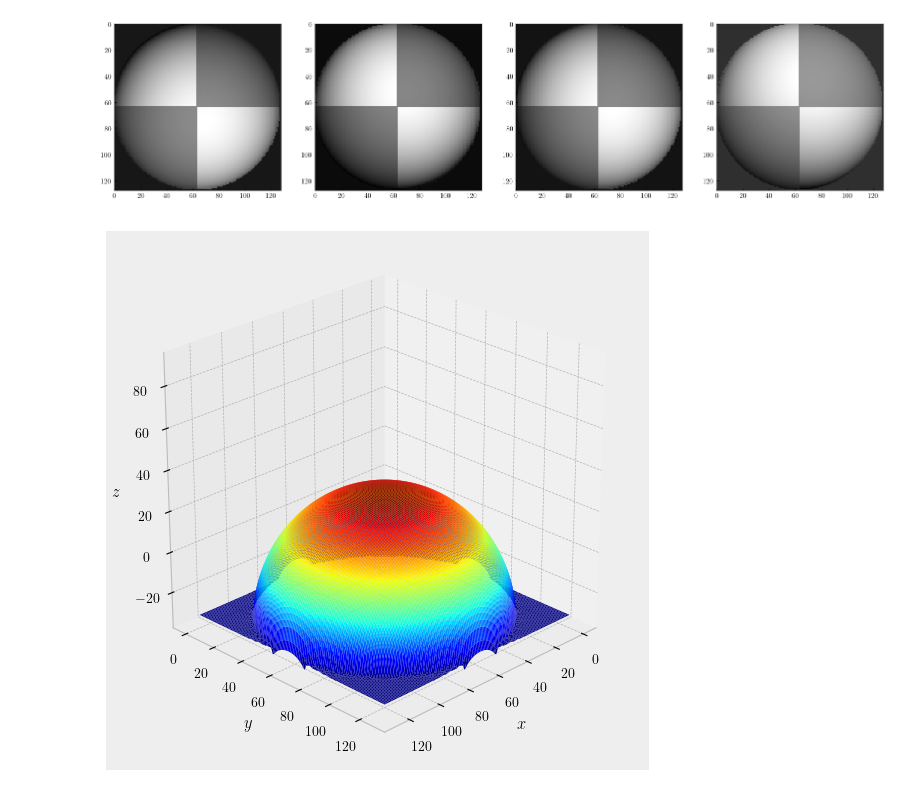
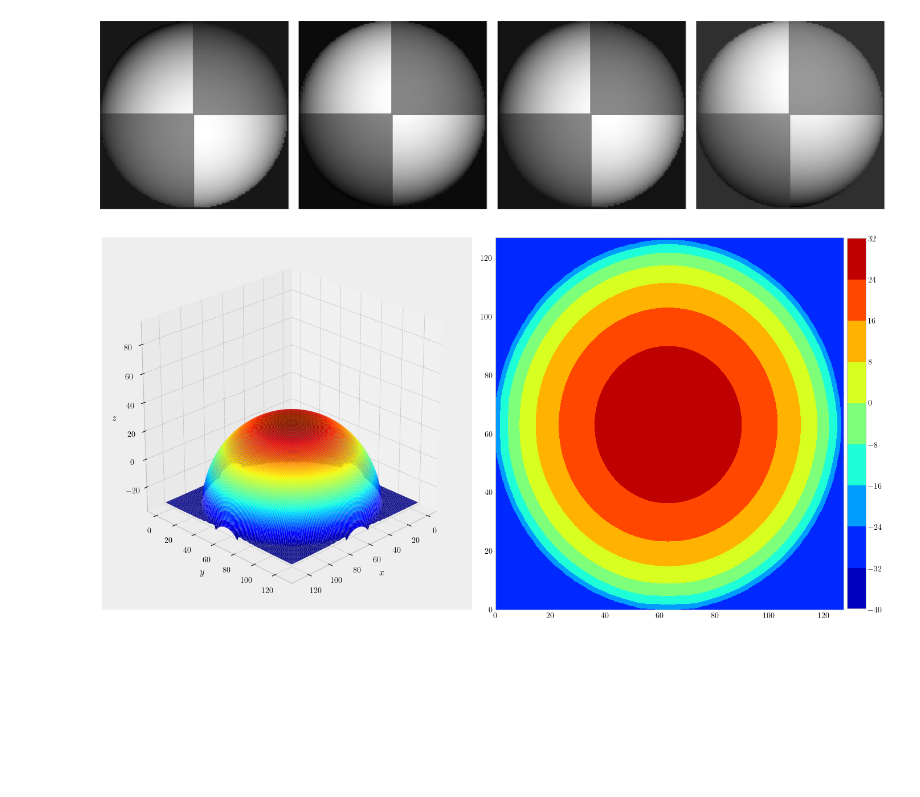
Before and after one commit to kvdomingo/AP187, a Jupyter notebook: Activity 13 - Photometric Stereo/187-13.ipynb, the cells around one changed output. Cells and saved outputs as stored; diff of their text form; code cells hidden in the pictures; blank space fills up the shorter version.

```diff
--- a/Activity 13 - Photometric Stereo/187-13.ipynb
+++ b/Activity 13 - Photometric Stereo/187-13.ipynb
@@ -21,24 +21,18 @@ plt.rcParams["text.latex.preamble"] = [r"\usepackage{physics}", r"\usepackage{ur
 # %%
 mat = spio.loadmat('photos.mat')
 I = np.array([mat['I' + str(i)] for i in range(1, 5)])
-# %%
-fig, ax = plt.subplots(1, 4, figsize=(5*4, 5))
-
-ax[0].imshow(mat['I1'], 'gray')
-ax[0].grid(0)
-
-ax[1].imshow(mat['I2'], 'gray')
-ax[1].grid(0)
-
-ax[2].imshow(mat['I3'], 'gray')
-ax[2].grid(0)
-
-ax[3].imshow(mat['I4'], 'gray')
-ax[3].grid(0)
-
-plt.show()
-# %% [output]
-[figure, removed]
+# %%
+fig, ax = plt.subplots(1, 4, figsize=(5*4, 5))
+
+for i in range(4):
+    ax[i].imshow(mat['I' + str(i+1)], 'gray')
+    ax[i].grid(0)
+    ax[i].axis('off')
+plt.tight_layout()
+# plt.savefig('intensity_maps.png', dpi=300, bbox_inches='tight')
+plt.show()
+# %% [output]
+[figure, added]
 # %%
 V = np.array([[0.085832,  0.17365, 0.98106],
               [0.085832, -0.17365, 0.98106],
@@ -60,15 +54,22 @@ den = wx**2 + wy**2 + np.finfo(float).eps
 res = fft.ifft2(num/den)
 res -= np.mean(res.real)
 # %%
-fig = plt.figure(figsize=(7, 7))
-ax = fig.add_subplot(111, projection='3d')
+fig = plt.figure(figsize=(7*2, 7))
+
+ax = fig.add_subplot(121, projection='3d')
 ax.view_init(azim=45, elev=25)
 ax.plot_surface(xx, yy, res.real, cmap='jet', aa=True, cstride=1, rstride=1)
 ax.set_xlabel('$x$')
 ax.set_ylabel('$y$')
 ax.set_zlabel('$z$')
 ax.set_zlim(-35, 128-35)
+
+ax = fig.add_subplot(122)
+im = ax.contourf(res.real, cmap='jet')
+fig.colorbar(im, pad=0.01, fraction=0.05)
+
+plt.tight_layout()
 # plt.savefig('surface.png', dpi=300, bbox_inches='tight')
 plt.show()
 # %% [output]
-[figure, old version]
+[figure, new version]
```
Also changed, not shown: 14 other files.
